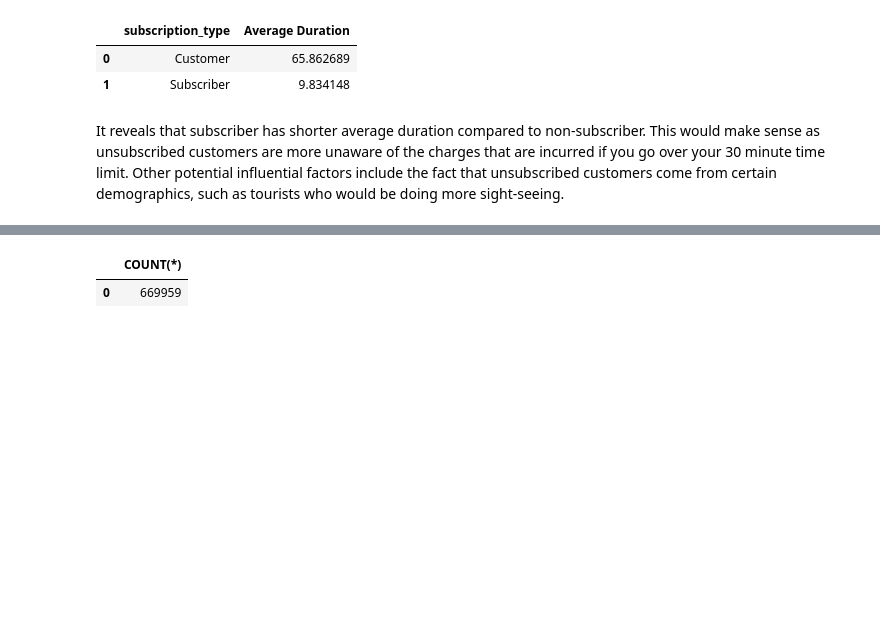
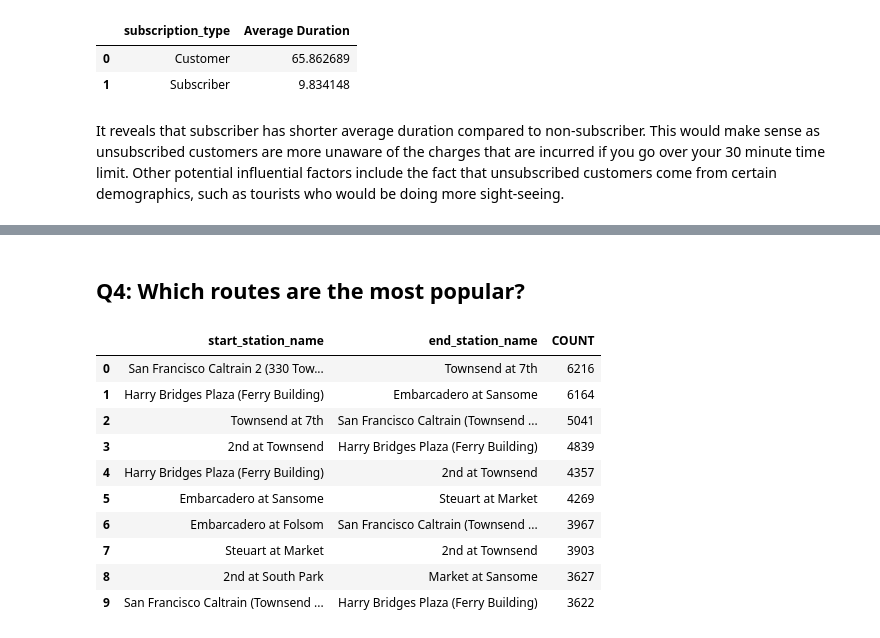
Before and after one commit to lucastancm96/sql_jupyter, a Jupyter notebook: sfbike_sql.ipynb, the cells around one changed output, grey strips where cells are left out. Drawn from its saved outputs; the diff is of its cells as text; code cells hidden in the pictures; blank space fills up the shorter version.

```diff
--- a/sfbike_sql.ipynb
+++ b/sfbike_sql.ipynb
@@ -204,6 +261,23 @@ It reveals that subscriber has shorter average duration compared to non-subscrib
+# %% [markdown]
+## Q4: Which routes are the most popular?
 # %%
-query = '''SELECT COUNT(*) FROM trip'''
+query = '''
+SELECT start_station_name, end_station_name, COUNT(*) AS COUNT
+FROM trip
+GROUP BY start_station_name, end_station_name
+ORDER BY Count DESC
+LIMIT 10
+'''
 run_query(query)
 # %% [output]
-|  | COUNT(*) |
-| 0 | 669959 |
+|  | start_station_name | end_station_name | COUNT |
+| 0 | San Francisco Caltrain 2 (330 Tow... | Townsend at 7th | 6216 |
+| 1 | Harry Bridges Plaza (Ferry Building) | Embarcadero at Sansome | 6164 |
+| 2 | Townsend at 7th | San Francisco Caltrain (Townsend ... | 5041 |
+| 3 | 2nd at Townsend | Harry Bridges Plaza (Ferry Building) | 4839 |
+| 4 | Harry Bridges Plaza (Ferry Building) | 2nd at Townsend | 4357 |
+| 5 | Embarcadero at Sansome | Steuart at Market | 4269 |
+| 6 | Embarcadero at Folsom | San Francisco Caltrain (Townsend ... | 3967 |
+| 7 | Steuart at Market | 2nd at Townsend | 3903 |
+| 8 | 2nd at South Park | Market at Sansome | 3627 |
+| 9 | San Francisco Caltrain (Townsend ... | Harry Bridges Plaza (Ferry Building) | 3622 |
```
Also changed, not shown: parts of 7 cells of this notebook.
